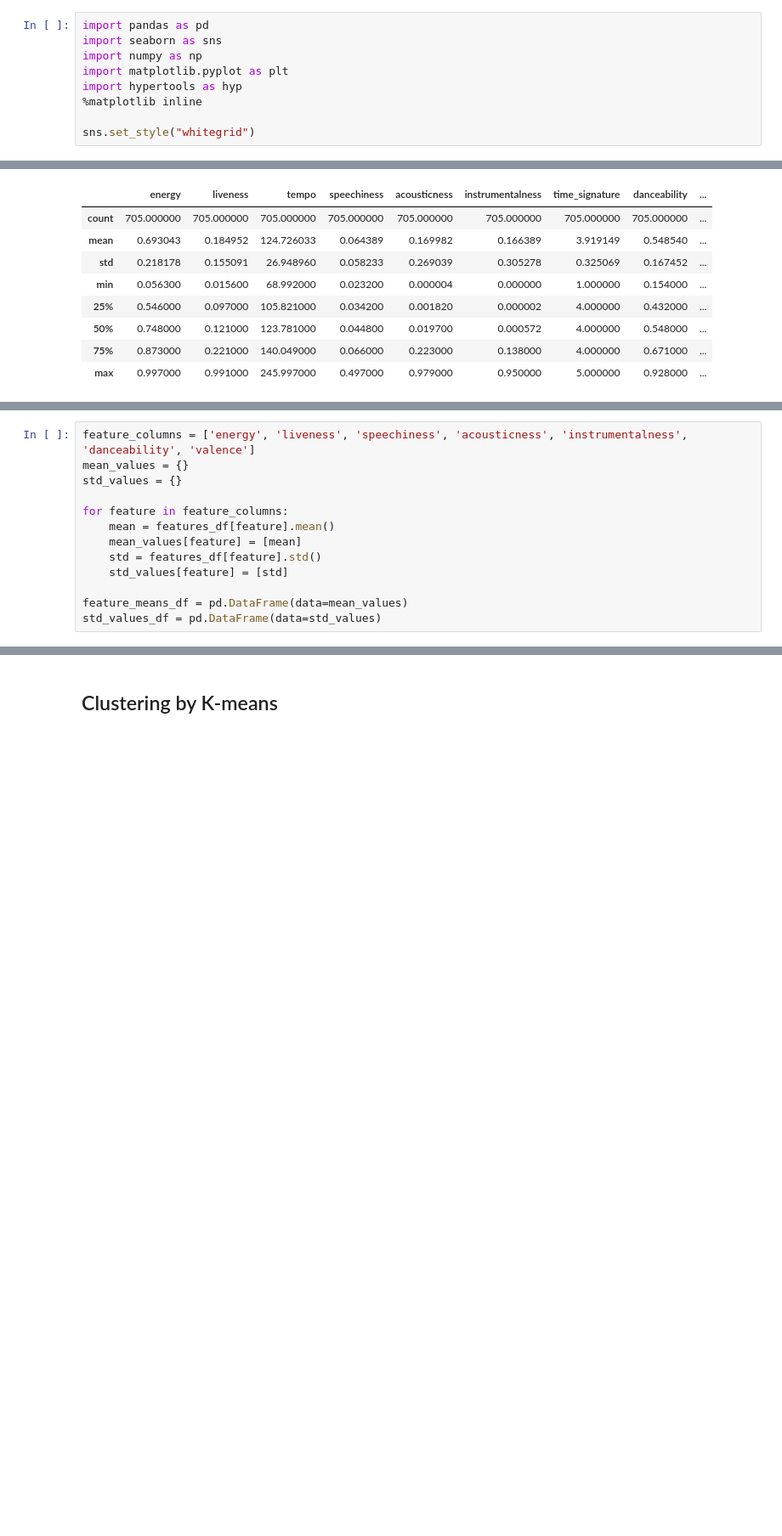
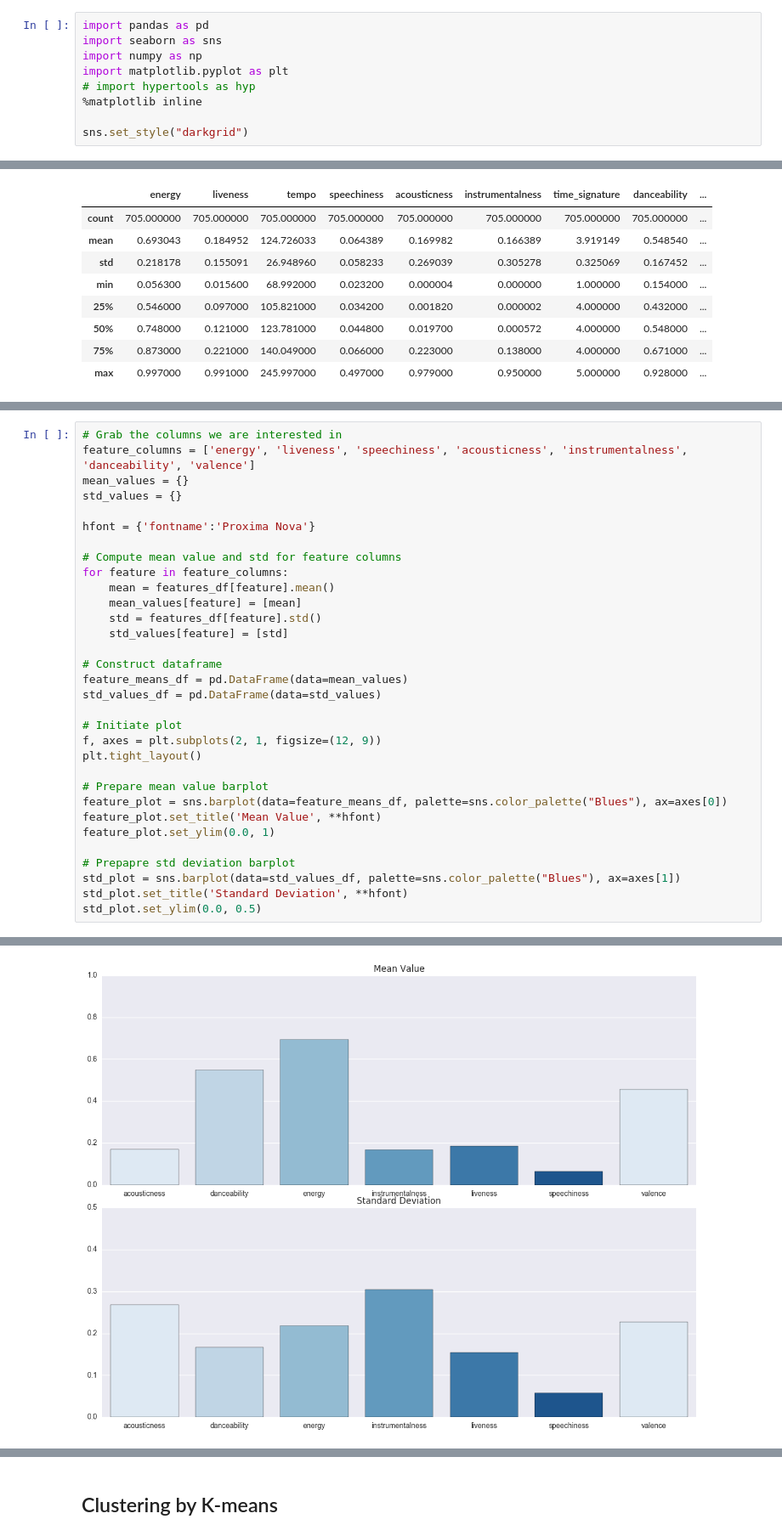
Before and after one commit to ThomPijnenburg/Spotify-Favourites, a Jupyter notebook: SpotifyFavourites.ipynb, the cells around one changed output, grey strips where cells are left out. Shown at 85% size. Cells and saved outputs as stored; diff of their text form; blank space fills up the shorter version.

```diff
--- a/SpotifyFavourites.ipynb
+++ b/SpotifyFavourites.ipynb
@@ -3,7 +19,7 @@ import pandas as pd
 import seaborn as sns
 import numpy as np
 import matplotlib.pyplot as plt
-import hypertools as hyp
+# import hypertools as hyp
 %matplotlib inline
 
-sns.set_style("whitegrid")
+sns.set_style("darkgrid")
@@ -53,13 +75,33 @@ features_df.describe()
 # %%
+# Grab the columns we are interested in
 feature_columns = ['energy', 'liveness', 'speechiness', 'acousticness', 'instrumentalness', 'danceability', 'valence']
 mean_values = {}
 std_values = {}
 
+hfont = {'fontname':'Proxima Nova'}
+
+# Compute mean value and std for feature columns
 for feature in feature_columns:
     mean = features_df[feature].mean()
     mean_values[feature] = [mean]
     std = features_df[feature].std()
     std_values[feature] = [std]
 
+# Construct dataframe
 feature_means_df = pd.DataFrame(data=mean_values)
 std_values_df = pd.DataFrame(data=std_values)
+
+# Initiate plot
+f, axes = plt.subplots(2, 1, figsize=(12, 9))
+plt.tight_layout()
+
+# Prepare mean value barplot
+feature_plot = sns.barplot(data=feature_means_df, palette=sns.color_palette("Blues"), ax=axes[0])
+feature_plot.set_title('Mean Value', **hfont)
+feature_plot.set_ylim(0.0, 1)
+
+# Prepapre std deviation barplot
+std_plot = sns.barplot(data=std_values_df, palette=sns.color_palette("Blues"), ax=axes[1])
+std_plot.set_title('Standard Deviation', **hfont)
+std_plot.set_ylim(0.0, 0.5)
+# %% [output]
@@ -65,0 +109 @@ std_values_df = pd.DataFrame(data=std_values)
+[figure, added]
```
Also changed, not shown: parts of 40 cells of this notebook, 3 other files.
